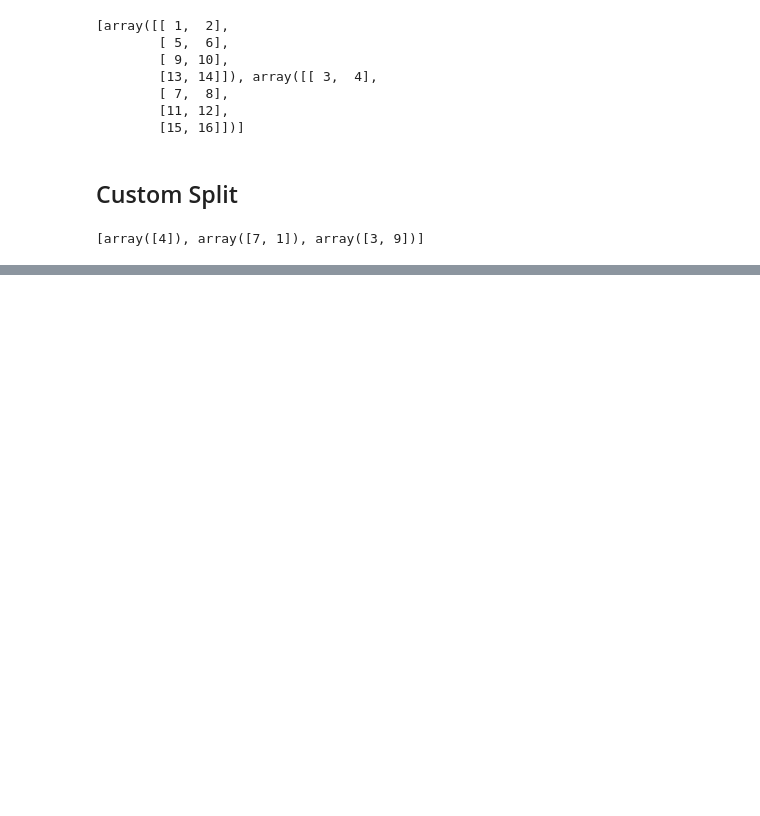
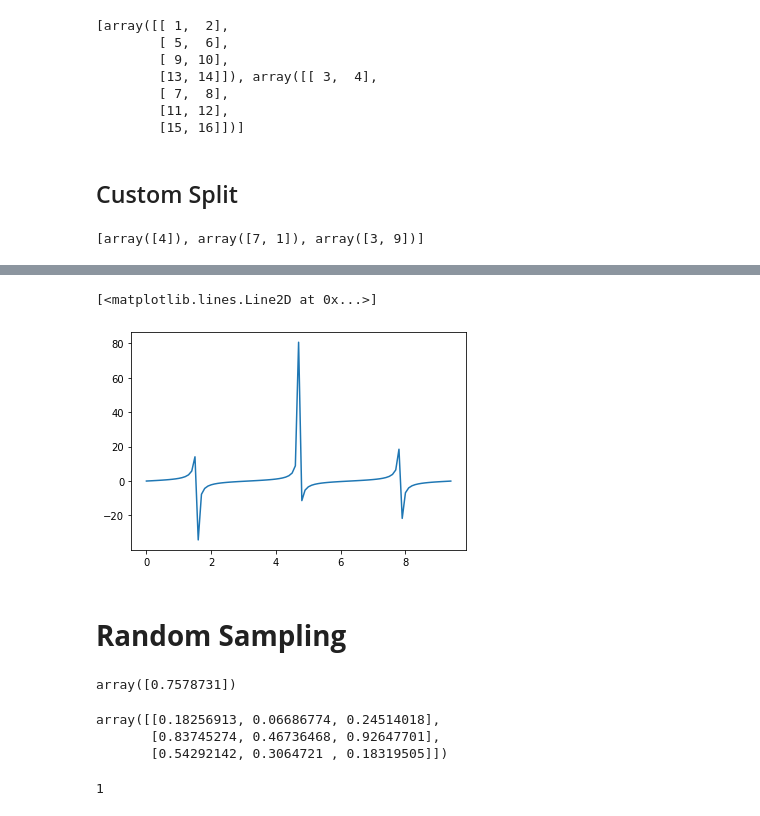
Before and after one commit to AkashSalmuthe/Python-Noteboks, a Jupyter notebook: Numpy_Basics.ipynb, the cells around one changed output, grey strips where cells are left out. Cells and saved outputs as stored; diff of their text form; code cells hidden in the pictures; blank space fills up the shorter version.

```diff
--- a/Numpy_Basics.ipynb
+++ b/Numpy_Basics.ipynb
@@ -727,0 +790,8 @@ np.split(d1,[1,3])
+# %%
+y_tan = np.tan(x_sin)
+plt.plot(x_sin,y_tan)
+# %% [output]
+[<matplotlib.lines.Line2D at 0x...>]
+[figure, added]
+# %% [markdown]
+# **Random Sampling**
@@ -727,0 +800,19 @@ np.split(d1,[1,3])
+# %%
+np.random.random(1)
+
+# Gives value between 0 and 1
+# %% [output]
+array([0.7578731])
+# %%
+np.random.random((3,3))
+
+# 2d array
+# %% [output]
+array([[0.18256913, 0.06686774, 0.24514018],
+       [0.83745274, 0.46736468, 0.92647701],
+       [0.54292142, 0.3064721 , 0.18319505]])
+# %%
+# 1d array
+np.random.randint(1,4)
+# %% [output]
+1
```
Also changed, not shown: parts of 41 cells of this notebook.
